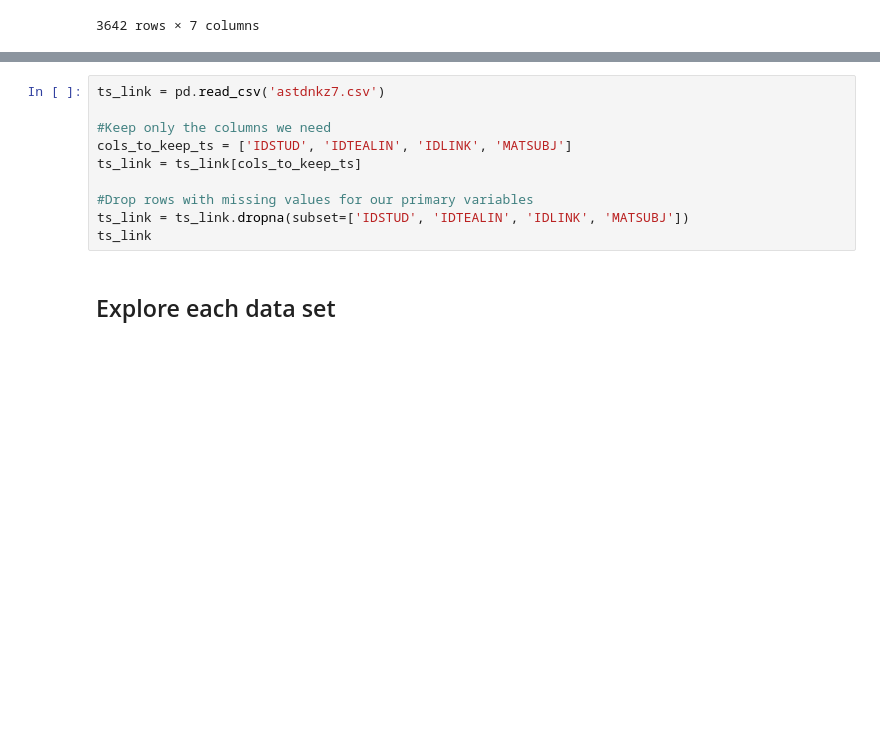
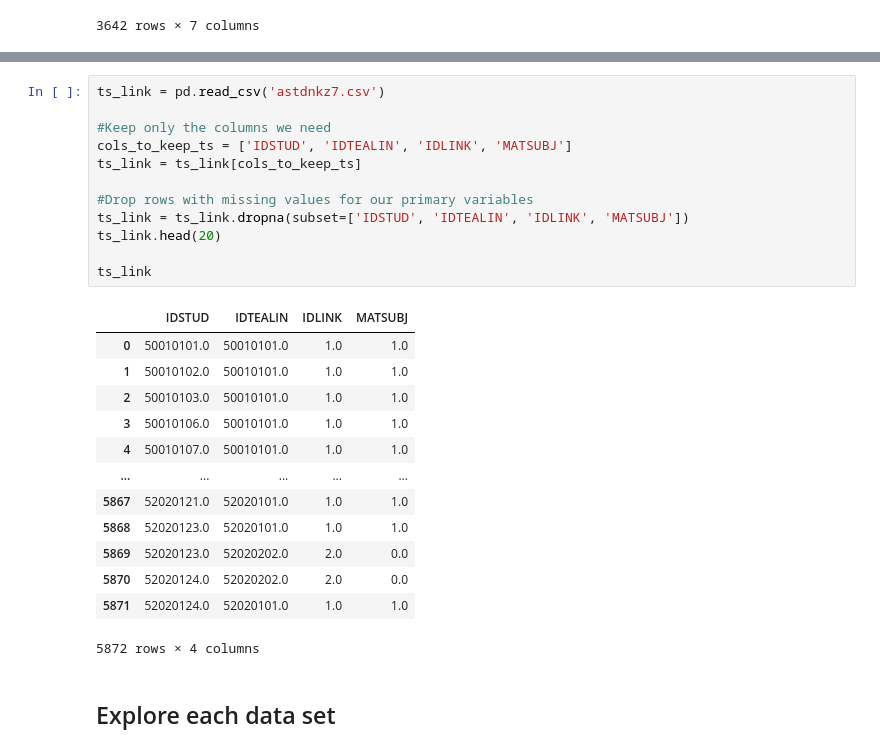
Before and after one commit to NumEconCopenhagen/projects-2024-anna-vithusha-og-barbara, a Jupyter notebook: dataproject/dataproject.ipynb, the cells around one changed output, grey strips where cells are left out. Cells and saved outputs as stored; diff of their text form; blank space fills up the shorter version.

```diff
--- a/dataproject/dataproject.ipynb
+++ b/dataproject/dataproject.ipynb
@@ -118,13 +108,29 @@ teacher
 # %%
 ts_link = pd.read_csv('astdnkz7.csv')
 
 #Keep only the columns we need
 cols_to_keep_ts = ['IDSTUD', 'IDTEALIN', 'IDLINK', 'MATSUBJ']
 ts_link = ts_link[cols_to_keep_ts]
 
 #Drop rows with missing values for our primary variables
 ts_link = ts_link.dropna(subset=['IDSTUD', 'IDTEALIN', 'IDLINK', 'MATSUBJ'])
+ts_link.head(20)
+
 ts_link
+# %% [output]
+|  | IDSTUD | IDTEALIN | IDLINK | MATSUBJ |
+| 0 | 50010101.0 | 50010101.0 | 1.0 | 1.0 |
+| 1 | 50010102.0 | 50010101.0 | 1.0 | 1.0 |
+| 2 | 50010103.0 | 50010101.0 | 1.0 | 1.0 |
+| 3 | 50010106.0 | 50010101.0 | 1.0 | 1.0 |
+| 4 | 50010107.0 | 50010101.0 | 1.0 | 1.0 |
+| ... | ... | ... | ... | ... |
+| 5867 | 52020121.0 | 52020101.0 | 1.0 | 1.0 |
+| 5868 | 52020123.0 | 52020101.0 | 1.0 | 1.0 |
+| 5869 | 52020123.0 | 52020202.0 | 2.0 | 0.0 |
+| 5870 | 52020124.0 | 52020202.0 | 2.0 | 0.0 |
+| 5871 | 52020124.0 | 52020101.0 | 1.0 | 1.0 |
+5872 rows × 4 columns
 # %% [markdown]
 ## Explore each data set
 # %% [markdown]
```
Also changed, not shown: parts of 17 cells of this notebook.
